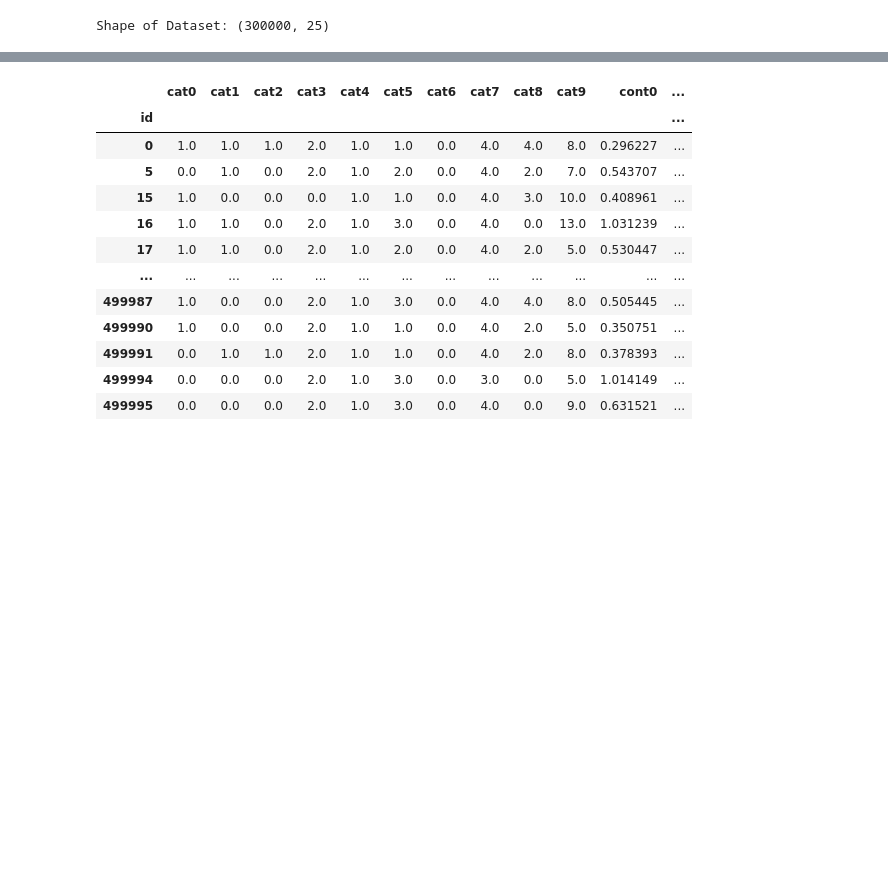
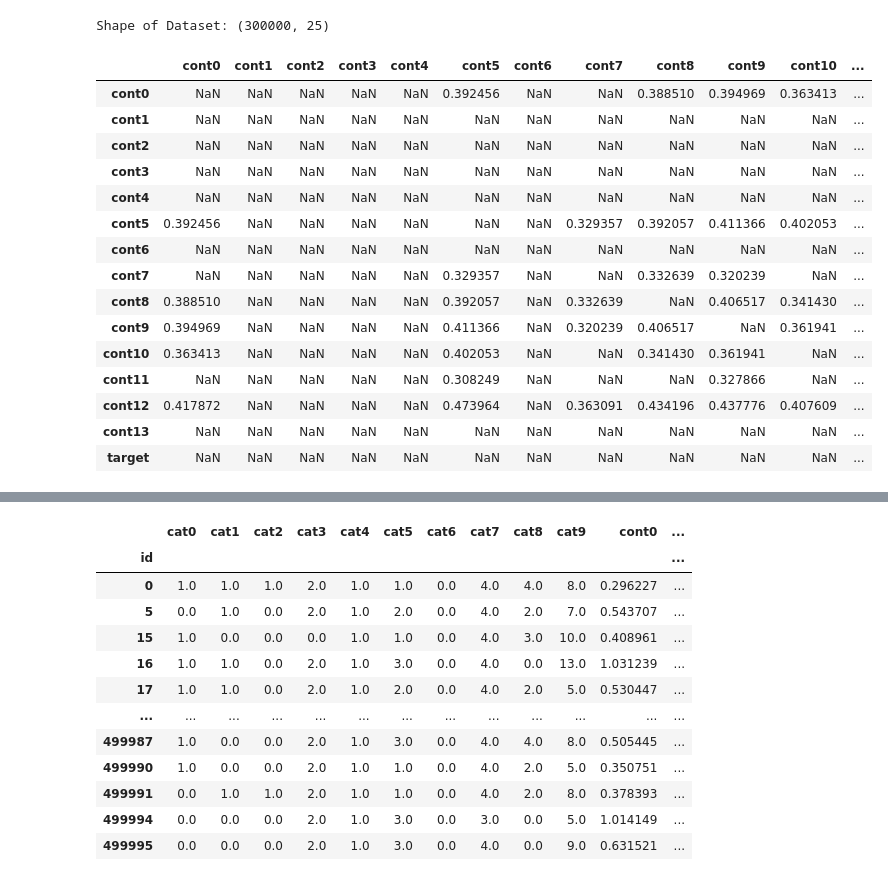
Before and after one commit to fouad89/30DaysofML-Kaggle, a Jupyter notebook: 03_firstNN.ipynb, the cells around one changed output, grey strips where cells are left out. Drawn from its saved outputs; the diff is of its cells as text; code cells hidden in the pictures; blank space fills up the shorter version.

```diff
--- a/03_firstNN.ipynb
+++ b/03_firstNN.ipynb
@@ -53,3 +53,22 @@ def read_organise_data(train=TRAIN_DATA_PATH):
 df= read_organise_data()
 # %% [output]
 Shape of Dataset: (300000, 25)
+# %%
+df.corr()[df.corr()>=0.3][df.corr()!=1]
+# %% [output]
+|  | cont0 | cont1 | cont2 | cont3 | cont4 | cont5 | cont6 | cont7 | cont8 | cont9 | cont10 | ... |
+| cont0 | NaN | NaN | NaN | NaN | NaN | 0.392456 | NaN | NaN | 0.388510 | 0.394969 | 0.363413 | ... |
+| cont1 | NaN | NaN | NaN | NaN | NaN | NaN | NaN | NaN | NaN | NaN | NaN | ... |
+| cont2 | NaN | NaN | NaN | NaN | NaN | NaN | NaN | NaN | NaN | NaN | NaN | ... |
+| cont3 | NaN | NaN | NaN | NaN | NaN | NaN | NaN | NaN | NaN | NaN | NaN | ... |
+| cont4 | NaN | NaN | NaN | NaN | NaN | NaN | NaN | NaN | NaN | NaN | NaN | ... |
+| cont5 | 0.392456 | NaN | NaN | NaN | NaN | NaN | NaN | 0.329357 | 0.392057 | 0.411366 | 0.402053 | ... |
+| cont6 | NaN | NaN | NaN | NaN | NaN | NaN | NaN | NaN | NaN | NaN | NaN | ... |
+| cont7 | NaN | NaN | NaN | NaN | NaN | 0.329357 | NaN | NaN | 0.332639 | 0.320239 | NaN | ... |
+| cont8 | 0.388510 | NaN | NaN | NaN | NaN | 0.392057 | NaN | 0.332639 | NaN | 0.406517 | 0.341430 | ... |
+| cont9 | 0.394969 | NaN | NaN | NaN | NaN | 0.411366 | NaN | 0.320239 | 0.406517 | NaN | 0.361941 | ... |
+| cont10 | 0.363413 | NaN | NaN | NaN | NaN | 0.402053 | NaN | NaN | 0.341430 | 0.361941 | NaN | ... |
+| cont11 | NaN | NaN | NaN | NaN | NaN | 0.308249 | NaN | NaN | NaN | 0.327866 | NaN | ... |
+| cont12 | 0.417872 | NaN | NaN | NaN | NaN | 0.473964 | NaN | 0.363091 | 0.434196 | 0.437776 | 0.407609 | ... |
+| cont13 | NaN | NaN | NaN | NaN | NaN | NaN | NaN | NaN | NaN | NaN | NaN | ... |
+| target | NaN | NaN | NaN | NaN | NaN | NaN | NaN | NaN | NaN | NaN | NaN | ... |
```
Also changed, not shown: parts of 14 cells of this notebook.
